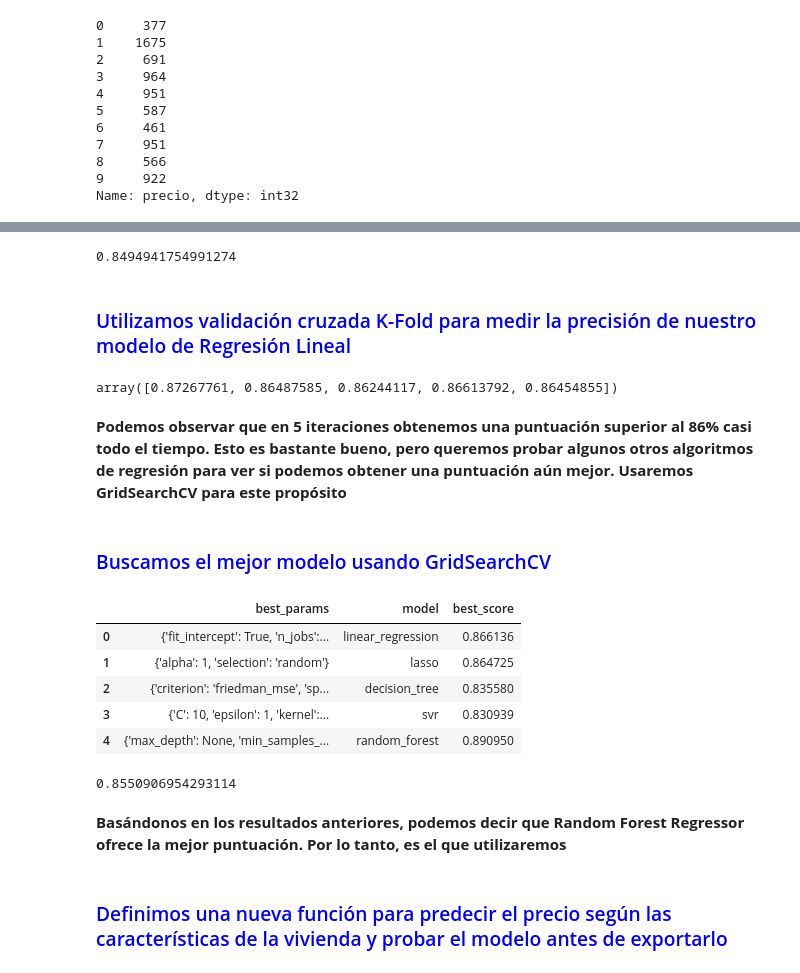
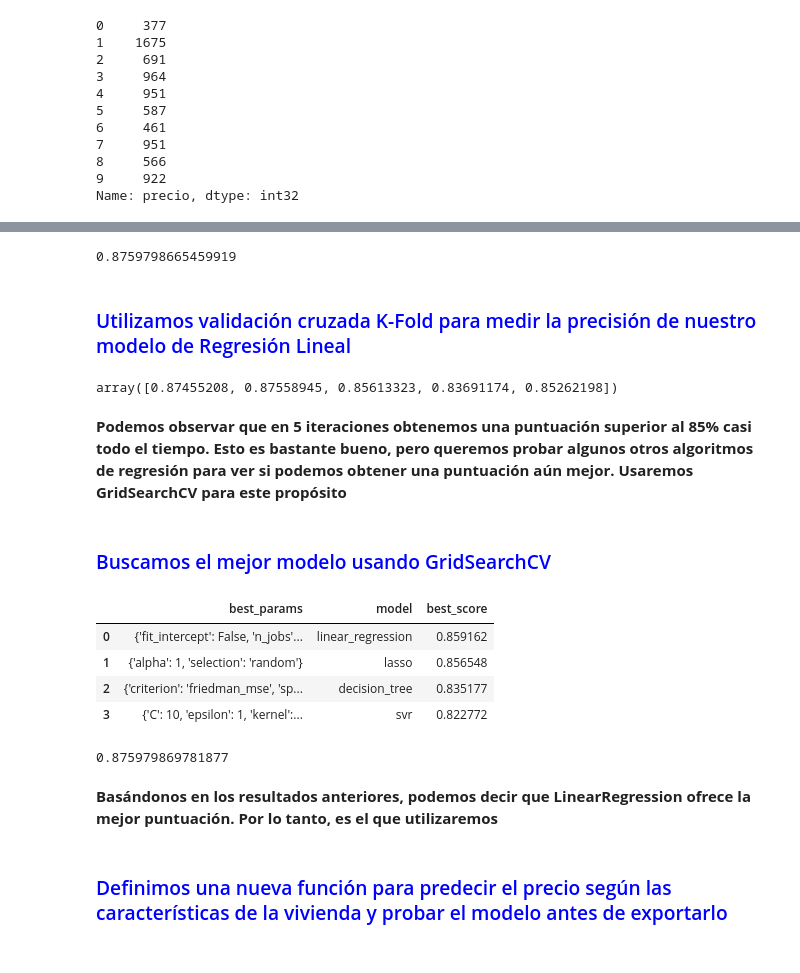
Before and after one commit to hbleda/BarcelonaRentPrediction, a Jupyter notebook: model/barcelona_home_prices_final.ipynb, the cells around one changed output, grey strips where cells are left out. Drawn from its saved outputs; the diff is of its cells as text; code cells hidden in the pictures.

Commit message:
se realizan modificaciones en el archivo .ipynb y se guarda un nuevo modelo

```diff
--- a/model/barcelona_home_prices_final.ipynb
+++ b/model/barcelona_home_prices_final.ipynb
@@ -49,3 +43,0 @@ int64
-# %%
-df1['price'] = df1['price'].astype(int)
-df1['size'] = df1['size'].astype(int)
@@ -249,0 +202,3 @@ Text(0, 0.5, 'Cuenta')
+# %%
+df3 = df2[~((df2.habitaciones >6) & (df2.superficie < 100))]
+df3.shape
@@ -312,0 +284,12 @@ for i in df4[['precio', 'superficie', 'habitaciones', 'baños']]:
+# %%
+def remove_pps_outliers(df):
+    df_out = pd.DataFrame()
+    for (distrito, barrio), subdf in df.groupby(['distrito', 'barrio']):
+        m = np.mean(subdf.precio_por_m2)
+        st = np.std(subdf.precio_por_m2)
+        reduced_df = subdf[(subdf.precio_por_m2>(m-st)) & (subdf.precio_por_m2<=(m+st))]
+        df_out = pd.concat([df_out, reduced_df], ignore_index=True)
+    return df_out
+
+df5 = remove_pps_outliers(df4)
+df5.shape
@@ -331,7 +325,7 @@ df4.head(20)
 | 18 | Barceloneta | Ciutat Vella | 964 | 66 | 1 | 1 | 14.61 |
 | 19 | Barceloneta | Ciutat Vella | 587 | 42 | 0 | 1 | 13.98 |
 # %%
-df5 = df4.drop(['precio_por_m2'],axis='columns')
+df5 = df5.drop(['precio_por_m2'],axis='columns')
 df5.head(20)
 # %% [output]
 |  | barrio | distrito | precio | superficie | habitaciones | baños |
@@ -503,12 +497,12 @@ len(y)
 from sklearn.model_selection import train_test_split
 X_train, X_test, y_train, y_test = train_test_split(X,y,test_size=0.2,random_state=10)
 # %%
-from sklearn.linear_model import LinearRegression
-lr_clf = LinearRegression()
-lr_clf.fit(X_train,y_train)
-lr_clf.score(X_test,y_test)
+from sklearn.linear_model import Lasso, LinearRegression
+model = LinearRegression()
+model.fit(X_train,y_train)
+model.score(X_test,y_test)
 # %% [output]
-0.8494941754991274
+0.8759798665459919
 # %% [markdown]
 <h3 style='color:blue'>Utilizamos validación cruzada K-Fold para medir la precisión de nuestro modelo de Regresión Lineal</h3>
 # %%
@@ -519,9 +513,9 @@ cv = ShuffleSplit(n_splits=5, test_size=0.2, random_state=0)
 
 cross_val_score(LinearRegression(), X, y, cv=cv)
 # %% [output]
-array([0.87267761, 0.86487585, 0.86244117, 0.86613792, 0.86454855])
+array([0.87455208, 0.87558945, 0.85613323, 0.83691174, 0.85262198])
 # %% [markdown]
-**Podemos observar que en 5 iteraciones obtenemos una puntuación superior al 86% casi todo el tiempo. Esto es bastante bueno, pero queremos probar algunos otros algoritmos de regresión para ver si podemos obtener una puntuación aún mejor. Usaremos GridSearchCV para este propósito**
+**Podemos observar que en 5 iteraciones obtenemos una puntuación superior al 85% casi todo el tiempo. Esto es bastante bueno, pero queremos probar algunos otros algoritmos de regresión para ver si podemos obtener una puntuación aún mejor. Usaremos GridSearchCV para este propósito**
 # %% [markdown]
 <h3 style='color:blue'>Buscamos el mejor modelo usando GridSearchCV</h3>
 # %%
@@ -529,7 +523,6 @@ from sklearn.model_selection import GridSearchCV, ShuffleSplit
 from sklearn.linear_model import Lasso, LinearRegression
 from sklearn.tree import DecisionTreeRegressor
 from sklearn.svm import SVR
-from sklearn.ensemble import RandomForestRegressor
 import pandas as pd
 pd.set_option('display.max_colwidth', None)
 
@@ -556,55 +549,45 @@ def find_best_model_using_gridsearchcv(X, y):
                 'criterion': ['squared_error', 'friedman_mse', 'absolute_error', 'poisson'],
                 'splitter': ['best', 'random']
             }
         },
         'svr': {
             'model': SVR(),
             'params': {
                 'C': [0.01, 0.1, 1, 10],
                 'epsilon': [0.01, 0.1, 1],
                 'kernel': ['linear', 'rbf']
             }
-        },
-        'random_forest': {
-            'model': RandomForestRegressor(),
-            'params': {
-                'n_estimators': [10, 50, 100],
-                'max_depth': [None, 10, 20],
-                'min_samples_split': [2, 5, 10],
-                'min_samples_leaf': [1, 2, 4]
-            }
         }
     }
     scores = []
     cv = ShuffleSplit(n_splits=5, test_size=0.2, random_state=0)
     for algo_name, config in algos.items():
         gs = GridSearchCV(config['model'], config['params'], cv=cv, return_train_score=False)
         gs.fit(X, y)
         scores.append({
             'model': algo_name,
             'best_score': gs.best_score_,
             'best_params': gs.best_params_
         })
 
     return pd.DataFrame(scores, columns=['best_params','model', 'best_score'])
 
 # Suponiendo que X y y ya están definidos anteriormente
 find_best_model_using_gridsearchcv(X, y)
 # %% [output]
 |  | best_params | model | best_score |
-| 0 | {'fit_intercept': True, 'n_jobs':... | linear_regression | 0.866136 |
-| 1 | {'alpha': 1, 'selection': 'random'} | lasso | 0.864725 |
-| 2 | {'criterion': 'friedman_mse', 'sp... | decision_tree | 0.835580 |
-| 3 | {'C': 10, 'epsilon': 1, 'kernel':... | svr | 0.830939 |
-| 4 | {'max_depth': None, 'min_samples_... | random_forest | 0.890950 |
+| 0 | {'fit_intercept': False, 'n_jobs'... | linear_regression | 0.859162 |
+| 1 | {'alpha': 1, 'selection': 'random'} | lasso | 0.856548 |
+| 2 | {'criterion': 'friedman_mse', 'sp... | decision_tree | 0.835177 |
+| 3 | {'C': 10, 'epsilon': 1, 'kernel':... | svr | 0.822772 |
-# %%
-rf_clf = RandomForestRegressor(max_depth=None, min_samples_leaf=4, min_samples_split=5,n_estimators=100)
-rf_clf.fit(X_train,y_train)
-rf_clf.score(X_test,y_test)
-# %% [output]
-0.8550906954293114
+# %%
+model = LinearRegression(fit_intercept=False, n_jobs=-1, positive=False)
+model.fit(X_train,y_train)
+model.score(X_test,y_test)
+# %% [output]
+0.875979869781877
 # %% [markdown]
-**Basándonos en los resultados anteriores, podemos decir que Random Forest Regressor ofrece la mejor puntuación. Por lo tanto, es el que utilizaremos**
+**Basándonos en los resultados anteriores, podemos decir que LinearRegression ofrece la mejor puntuación. Por lo tanto, es el que utilizaremos**
 # %% [markdown]
 <h3 style='color:blue'>Definimos una nueva función para predecir el precio según las características de la vivienda y probar el modelo antes de exportarlo</h3>
 # %%
```
Also changed, not shown: parts of 42 cells of this notebook, 1 other file.
